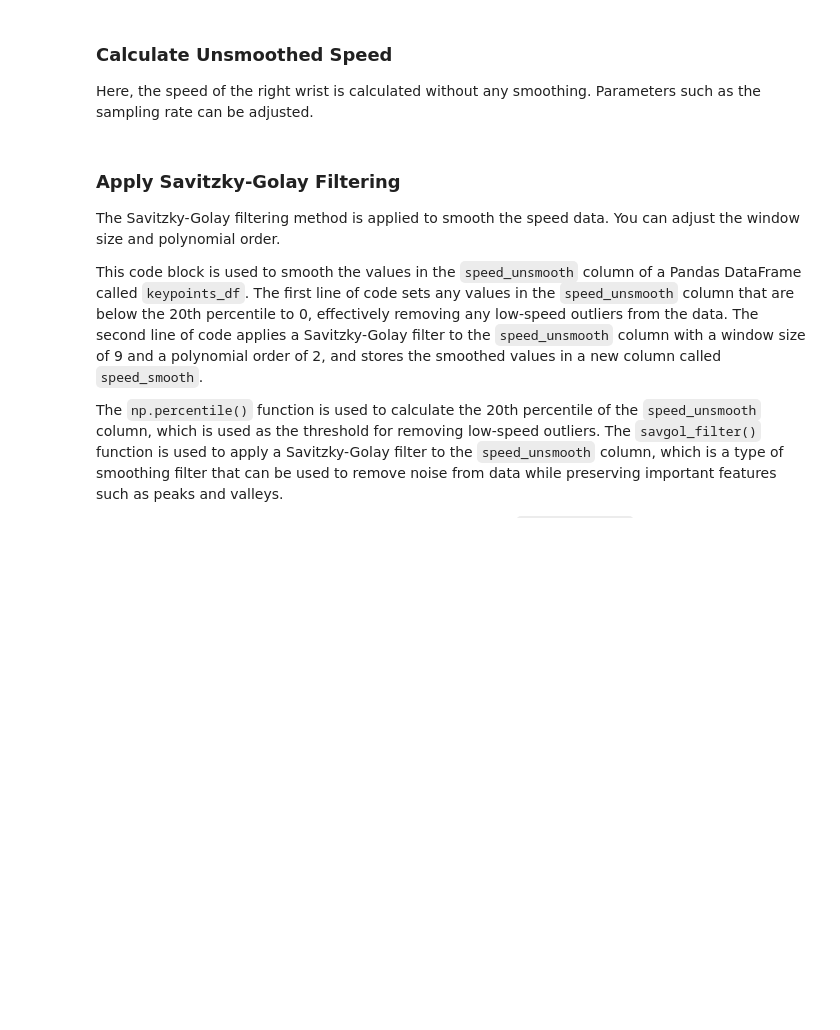
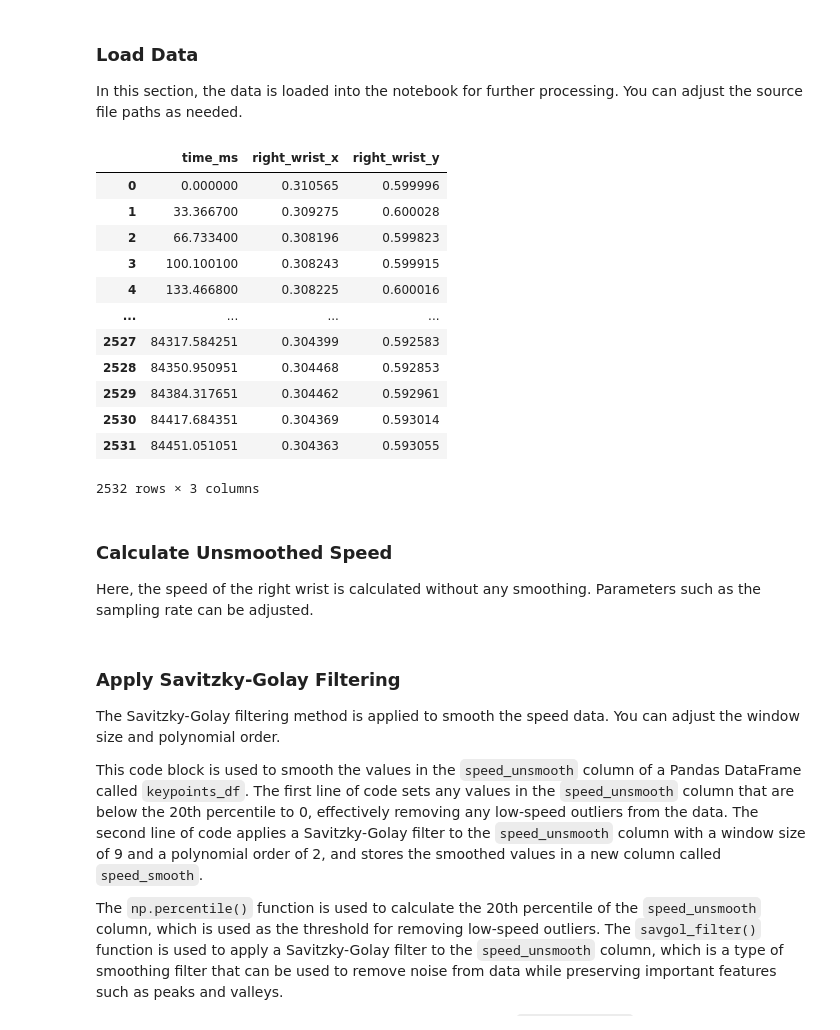
Before and after one commit to walterdych/Co-Speech-Gesture-Automation, a Jupyter notebook: SUPER_COMPUTING_SCRIPTS/2_speed_align_notebook.ipynb, the cells around one changed output. Drawn from its saved outputs; the diff is of its cells as text; code cells hidden in the pictures; blank space fills up the shorter version.

```diff
--- a/SUPER_COMPUTING_SCRIPTS/2_speed_align_notebook.ipynb
+++ b/SUPER_COMPUTING_SCRIPTS/2_speed_align_notebook.ipynb
@@ -52,4 +69,29 @@ Luckily, we have created a dictionary of the keypoints and can now refer to them
 KEYPOINT = "right_wrist"
+# %% [markdown]
+### <strong>Load Data</strong>
+In this section, the data is loaded into the notebook for further processing. You can adjust the source file paths as needed.
+# %%
+# Load keypoint data
+keypoints_df = pd.read_csv(f'C:/Users/cosmo/Desktop/Random Scripts/Co-Speech Gesture Automation/Co-Speech-Gesture-Automation/MOTION_TRACKING_FILES/' + PARTICIPANT + '_keypoints.csv')
+# Convert keypoints data to DataFrame
+keypoints_df = pd.DataFrame(keypoints_df)
+keypoints_df = keypoints_df.loc[:, ['time_ms', KEYPOINT + '_x', KEYPOINT + '_y', ]]
+# Show keypoint data
+keypoints_df
+# %% [output]
+|  | time_ms | right_wrist_x | right_wrist_y |
+| 0 | 0.000000 | 0.310565 | 0.599996 |
+| 1 | 33.366700 | 0.309275 | 0.600028 |
+| 2 | 66.733400 | 0.308196 | 0.599823 |
+| 3 | 100.100100 | 0.308243 | 0.599915 |
+| 4 | 133.466800 | 0.308225 | 0.600016 |
+| ... | ... | ... | ... |
+| 2527 | 84317.584251 | 0.304399 | 0.592583 |
+| 2528 | 84350.950951 | 0.304468 | 0.592853 |
+| 2529 | 84384.317651 | 0.304462 | 0.592961 |
+| 2530 | 84417.684351 | 0.304369 | 0.593014 |
+| 2531 | 84451.051051 | 0.304363 | 0.593055 |
+2532 rows × 3 columns
 # %% [markdown]
 ### <strong>Calculate Unsmoothed Speed</strong>
 Here, the speed of the right wrist is calculated without any smoothing. Parameters such as the sampling rate can be adjusted.
```
Also changed, not shown: parts of 8 cells of this notebook, 9 other files.
